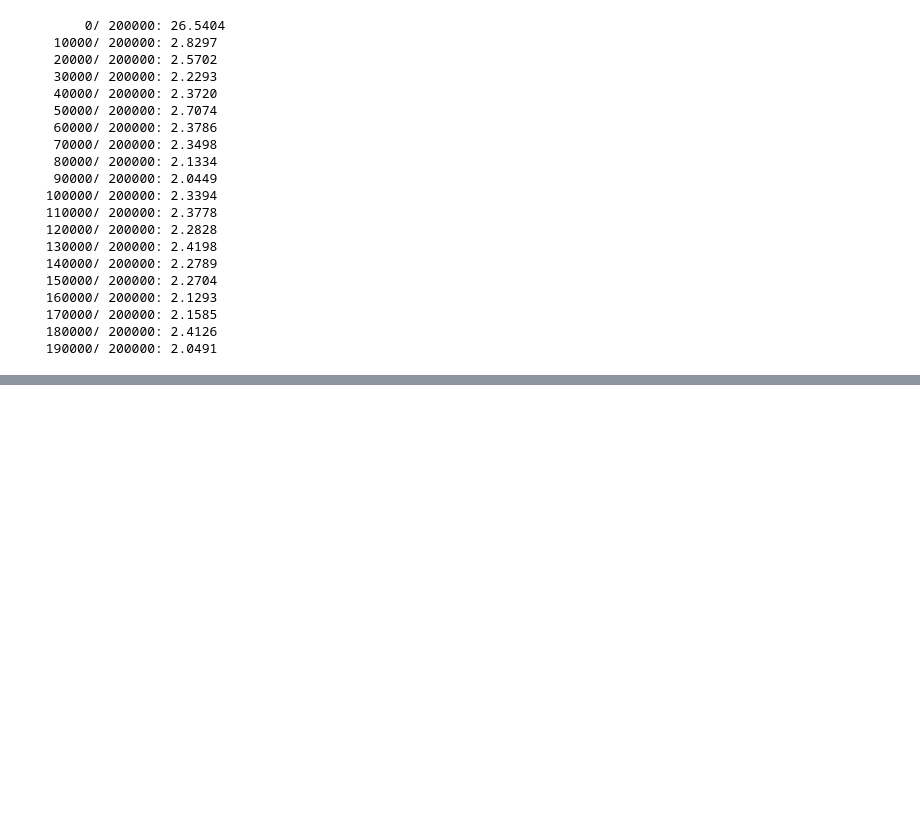
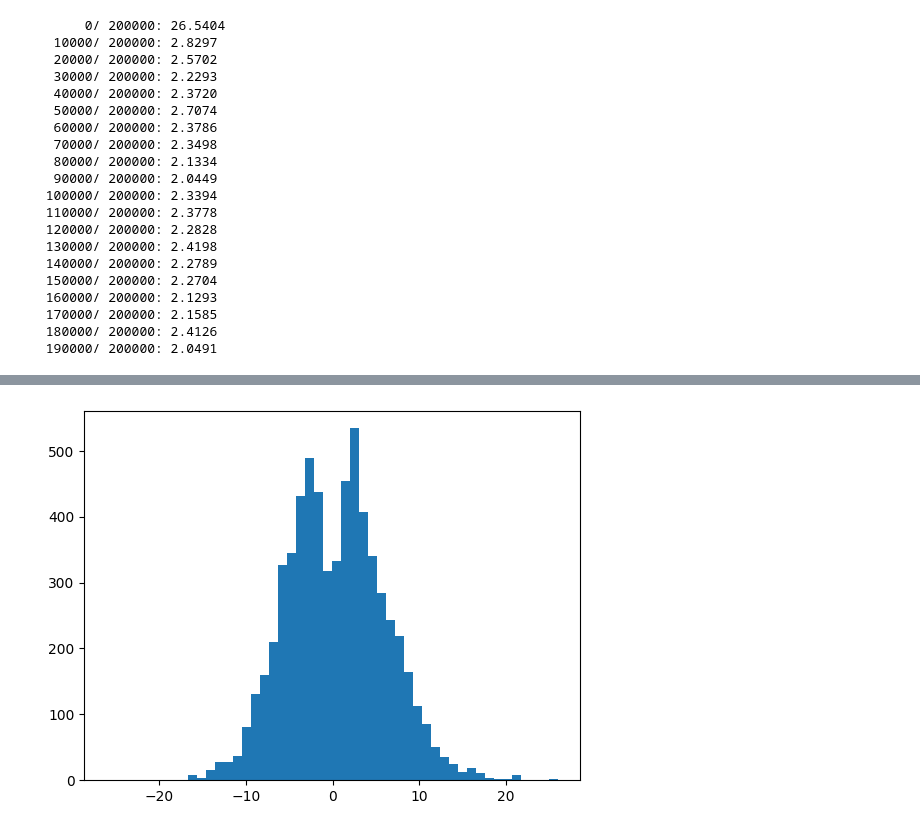
Before and after one commit to BharatRamJ/DeepLearningPractice, a Jupyter notebook: DeepLearning_Practice/MLP.ipynb, the cells around one changed output, grey strips where cells are left out. Cells and saved outputs as stored; diff of their text form; code cells hidden in the pictures; blank space fills up the shorter version.

```diff
--- a/DeepLearning_Practice/MLP.ipynb
+++ b/DeepLearning_Practice/MLP.ipynb
@@ -306,0 +329,5 @@ for i in range(max_steps):
+# %%
+# visualizing h_preact
+plt.hist(hpreact.view(-1).tolist(), 50);
+# %% [output]
+[figure, added]
```
Also changed, not shown: parts of 33 cells of this notebook.
